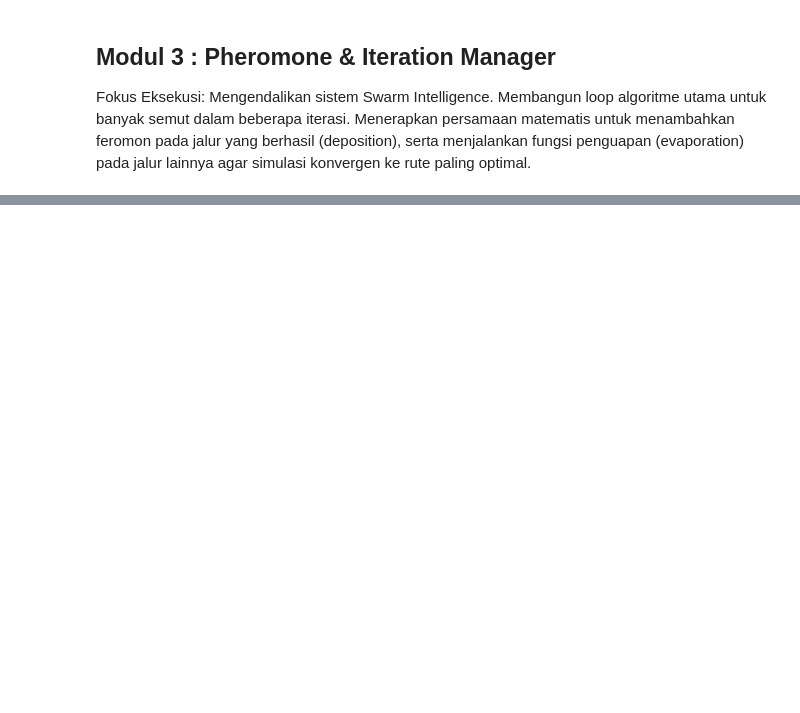
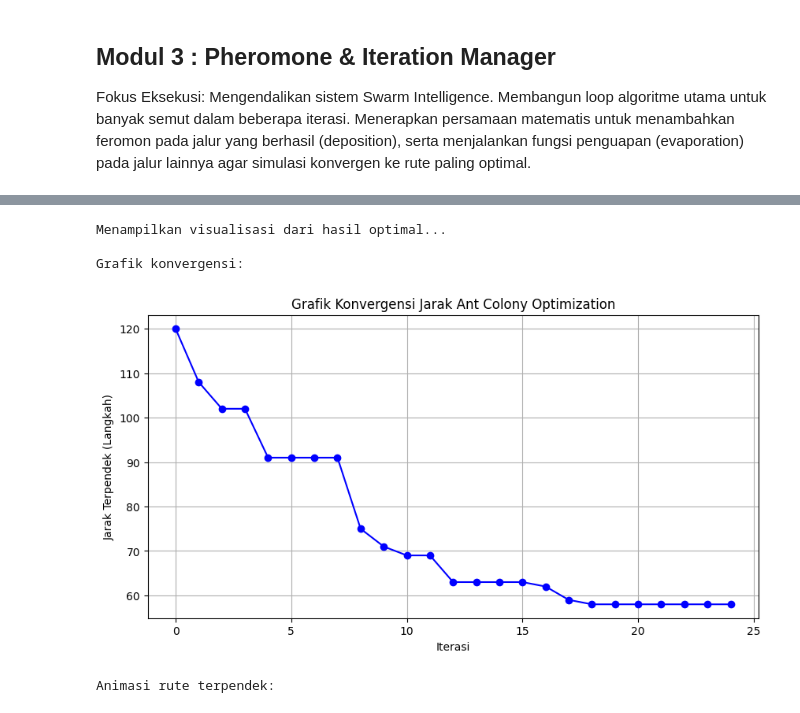
Before and after one commit to Akbar3776/PKK_Kelompok22_SwarmIntelligence, a Jupyter notebook: Project_Kelompok22_PKK_AOC.ipynb, the cells around one changed output, grey strips where cells are left out. Saved outputs shown, nothing was run; the diff lists cells and outputs as text; code cells hidden in the pictures; blank space fills up the shorter version.

Commit message:
Tuning dan Visualisasi ACO

```diff
--- a/Project_Kelompok22_PKK_AOC.ipynb
+++ b/Project_Kelompok22_PKK_AOC.ipynb
@@ -282,6 +369,8 @@ class AntColony:
         """Fungsi utama untuk menjalankan simulasi ACO"""
         print("[INFO] Memulai Simulasi Ant Colony Optimization...")
 
+        convergence_curve = []
+
         for it in range(self.iterations):
             successful_paths = []
 
@@ -309,7 +398,10 @@ class AntColony:
 
             print(f"Iterasi {it+1}/{self.iterations} | Semut Sukses: {len(successful_paths)} | Jarak Terbaik Sementara: {self.global_best_length}")
 
-        return self.global_best_path, self.global_best_length
+            convergence_curve.append(self.global_best_length)
+
+        return self.global_best_path, self.global_best_length, convergence_curve
+
     def update_pheromones(self, successful_paths):
         """Menerapkan penguapan dan penambahan feromon"""
         # Tahap 1: Penguapan (Evaporation) ---
@@ -396,0 +513,22 @@ Data 'env_matrix', 'start_pos', 'target_pos', dan 'best_path' siap divisualisasi
+# %%
+# 3. Visualisasi rute dan animasi
+from IPython.display import display
+
+print("Menampilkan visualisasi dari hasil optimal...\n")
+
+if rute_paling_optimal:
+    print("Grafik konvergensi:")
+    env_manager.plot_convergence(history_paling_optimal)
+
+    print("Animasi rute terpendek:")
+    animasi_html = env_manager.animate_best_route(env_matrix, start_pos, target_pos, rute_paling_optimal)
+    if animasi_html is not None:
+        display(animasi_html)
+else:
+    print("Tidak ada rute optimal yang berhasil divisualisasikan.")
+# %% [output]
+Menampilkan visualisasi dari hasil optimal...
+
+Grafik konvergensi:
+[figure, added]
+Animasi rute terpendek:
```
Also changed, not shown: parts of 9 cells of this notebook.
